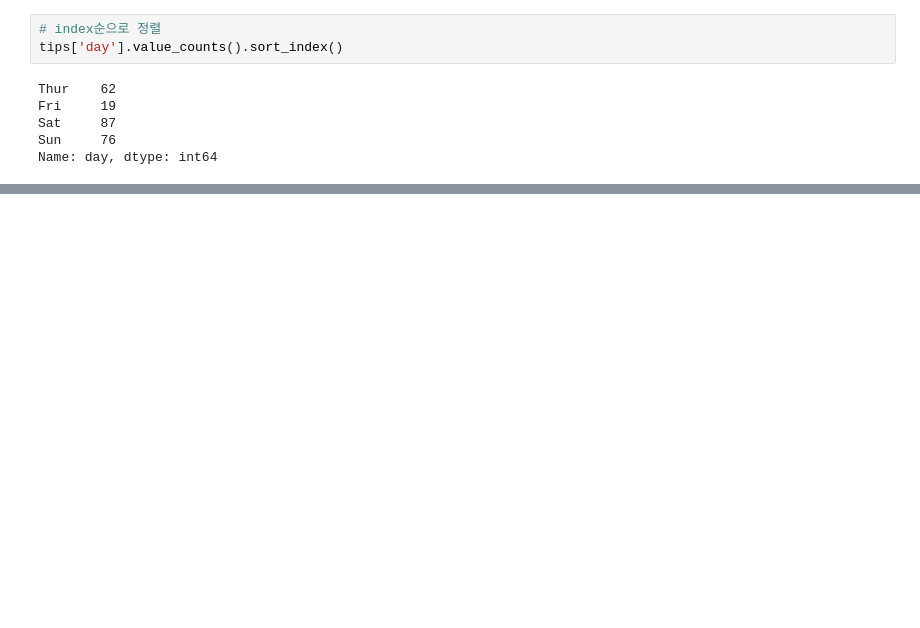
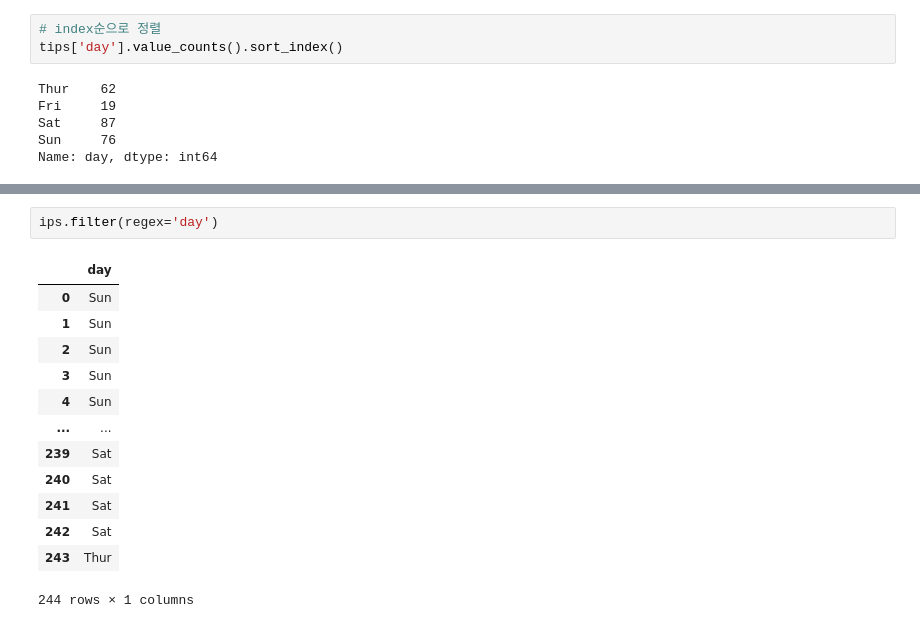
Before and after one commit to Jake0925/Pandas, a Jupyter notebook: Pandas2.ipynb, the cells around one changed output, grey strips where cells are left out. Drawn from its saved outputs; the diff is of its cells as text; blank space fills up the shorter version.

```diff
--- a/Pandas2.ipynb
+++ b/Pandas2.ipynb
@@ -241,0 +265,16 @@ df
+# %%
+ips.filter(regex='day')
+# %% [output]
+|  | day |
+| 0 | Sun |
+| 1 | Sun |
+| 2 | Sun |
+| 3 | Sun |
+| 4 | Sun |
+| ... | ... |
+| 239 | Sat |
+| 240 | Sat |
+| 241 | Sat |
+| 242 | Sat |
+| 243 | Thur |
+244 rows × 1 columns
```
Also changed, not shown: parts of 10 cells of this notebook.
